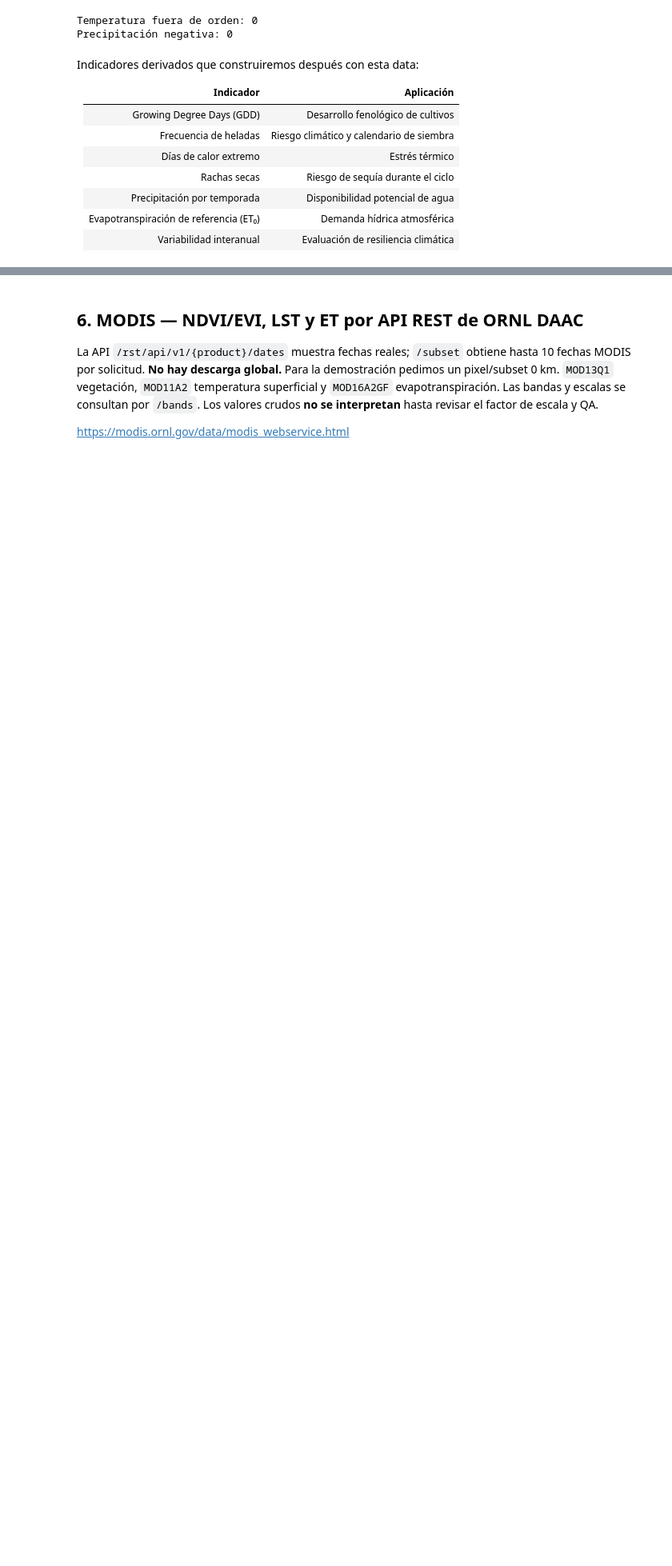
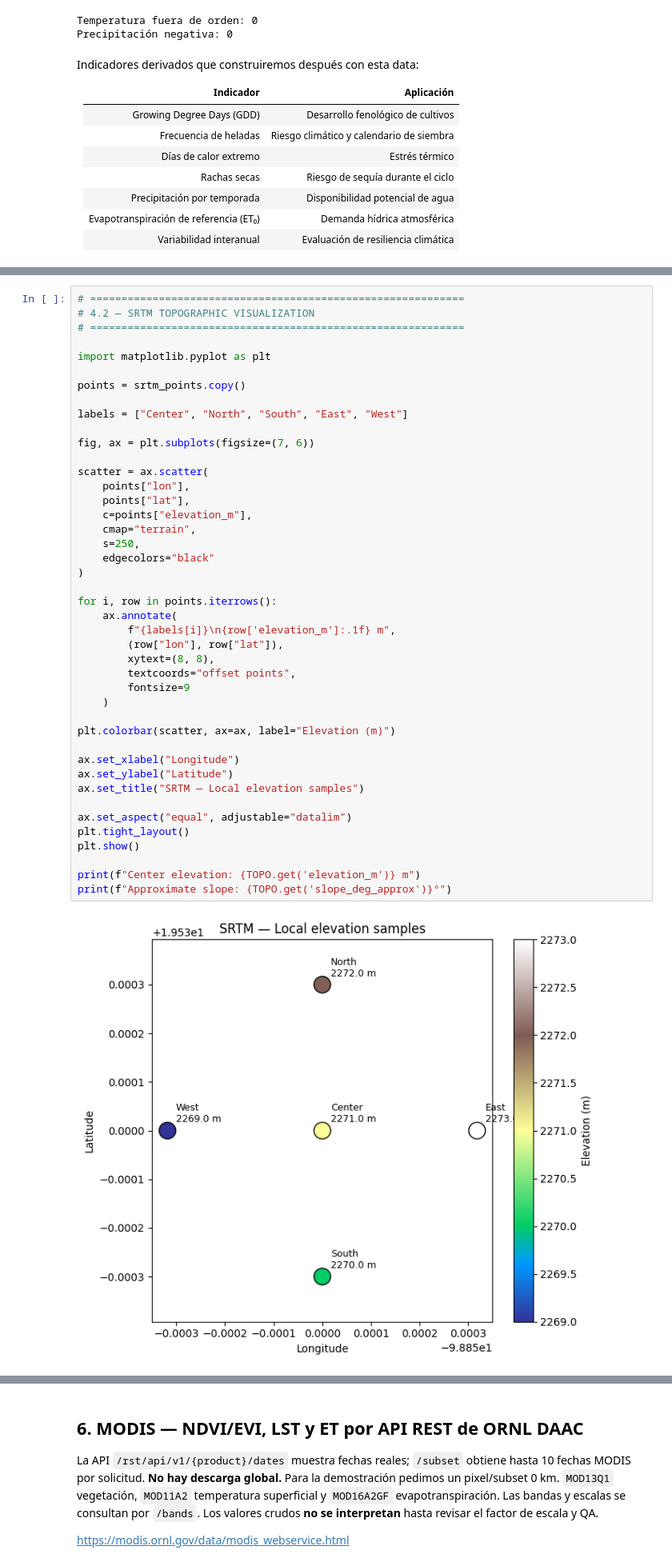
Before and after one commit to NASA-Gradient-Descent-Farmers/NASA-warm-up, a Jupyter notebook: Notebooks/00_build_farm_profile_earthdata.ipynb, the cells around one changed output, grey strips where cells are left out. Shown at 80% size. Drawn from its saved outputs; the diff is of its cells as text; blank space fills up the shorter version.

```diff
--- a/Notebooks/00_build_farm_profile_earthdata.ipynb
+++ b/Notebooks/00_build_farm_profile_earthdata.ipynb
@@ -1003,0 +1394,45 @@ if result is not None:
+# %%
+# ============================================================
+# 4.2 — SRTM TOPOGRAPHIC VISUALIZATION
+# ============================================================
+
+import matplotlib.pyplot as plt
+
+points = srtm_points.copy()
+
+labels = ["Center", "North", "South", "East", "West"]
+
+fig, ax = plt.subplots(figsize=(7, 6))
+
+scatter = ax.scatter(
+    points["lon"],
+    points["lat"],
+    c=points["elevation_m"],
+    cmap="terrain",
+    s=250,
+    edgecolors="black"
+)
+
+for i, row in points.iterrows():
+    ax.annotate(
+        f"{labels[i]}\n{row['elevation_m']:.1f} m",
+        (row["lon"], row["lat"]),
+        xytext=(8, 8),
+        textcoords="offset points",
+        fontsize=9
+    )
+
+plt.colorbar(scatter, ax=ax, label="Elevation (m)")
+
+ax.set_xlabel("Longitude")
+ax.set_ylabel("Latitude")
+ax.set_title("SRTM — Local elevation samples")
+
+ax.set_aspect("equal", adjustable="datalim")
+plt.tight_layout()
+plt.show()
+
+print(f"Center elevation: {TOPO.get('elevation_m')} m")
+print(f"Approximate slope: {TOPO.get('slope_deg_approx')}°")
+# %% [output]
+[figure, added]
```
Also changed, not shown: parts of 20 cells of this notebook.
